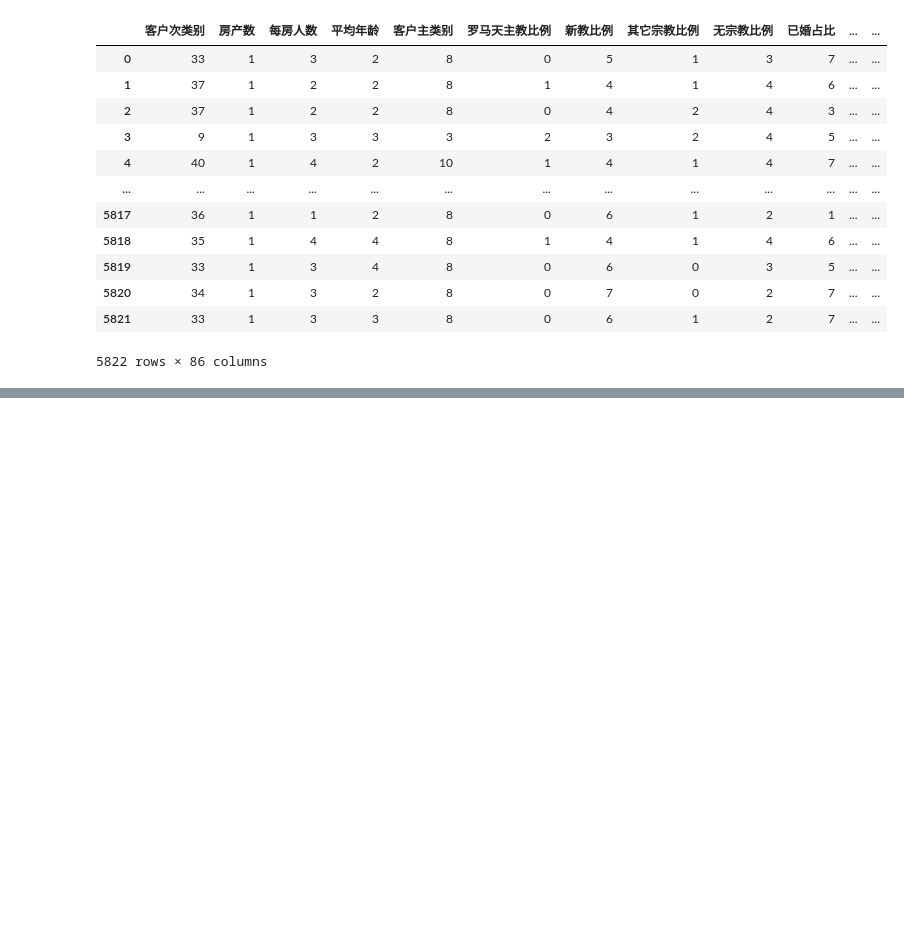
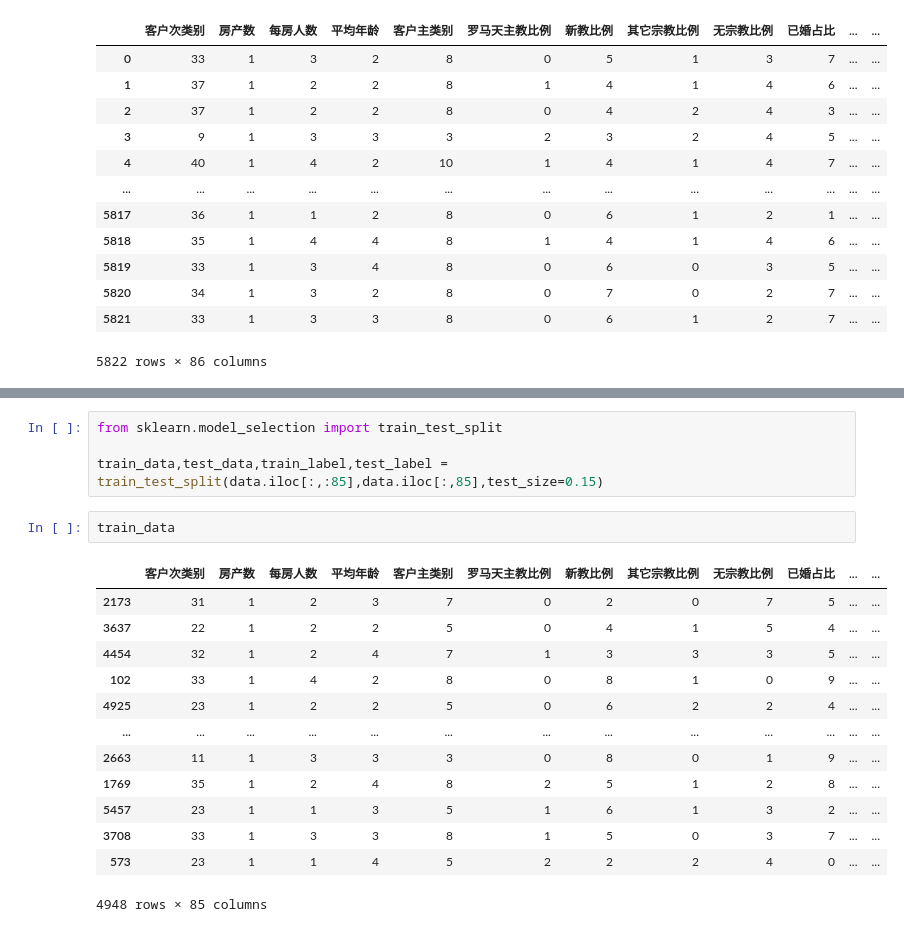
Before and after one commit to sticktn/Pred, a Jupyter notebook: test.ipynb, the cells around one changed output, grey strips where cells are left out. Drawn from its saved outputs; the diff is of its cells as text; blank space fills up the shorter version.

```diff
--- a/test.ipynb
+++ b/test.ipynb
@@ -71,0 +36,20 @@ Length: 86, dtype: int64
+# %%
+from sklearn.model_selection import train_test_split
+
+train_data,test_data,train_label,test_label = train_test_split(data.iloc[:,:85],data.iloc[:,85],test_size=0.15)
+# %%
+train_data
+# %% [output]
+|  | 客户次类别 | 房产数 | 每房人数 | 平均年龄 | 客户主类别 | 罗马天主教比例 | 新教比例 | 其它宗教比例 | 无宗教比例 | 已婚占比 | ... | ... |
+| 2173 | 31 | 1 | 2 | 3 | 7 | 0 | 2 | 0 | 7 | 5 | ... | ... |
+| 3637 | 22 | 1 | 2 | 2 | 5 | 0 | 4 | 1 | 5 | 4 | ... | ... |
+| 4454 | 32 | 1 | 2 | 4 | 7 | 1 | 3 | 3 | 3 | 5 | ... | ... |
+| 102 | 33 | 1 | 4 | 2 | 8 | 0 | 8 | 1 | 0 | 9 | ... | ... |
+| 4925 | 23 | 1 | 2 | 2 | 5 | 0 | 6 | 2 | 2 | 4 | ... | ... |
+| ... | ... | ... | ... | ... | ... | ... | ... | ... | ... | ... | ... | ... |
+| 2663 | 11 | 1 | 3 | 3 | 3 | 0 | 8 | 0 | 1 | 9 | ... | ... |
+| 1769 | 35 | 1 | 2 | 4 | 8 | 2 | 5 | 1 | 2 | 8 | ... | ... |
+| 5457 | 23 | 1 | 1 | 3 | 5 | 1 | 6 | 1 | 3 | 2 | ... | ... |
+| 3708 | 33 | 1 | 3 | 3 | 8 | 1 | 5 | 0 | 3 | 7 | ... | ... |
+| 573 | 23 | 1 | 1 | 4 | 5 | 2 | 2 | 2 | 4 | 0 | ... | ... |
+4948 rows × 85 columns
```
Also changed, not shown: parts of 17 cells of this notebook.
